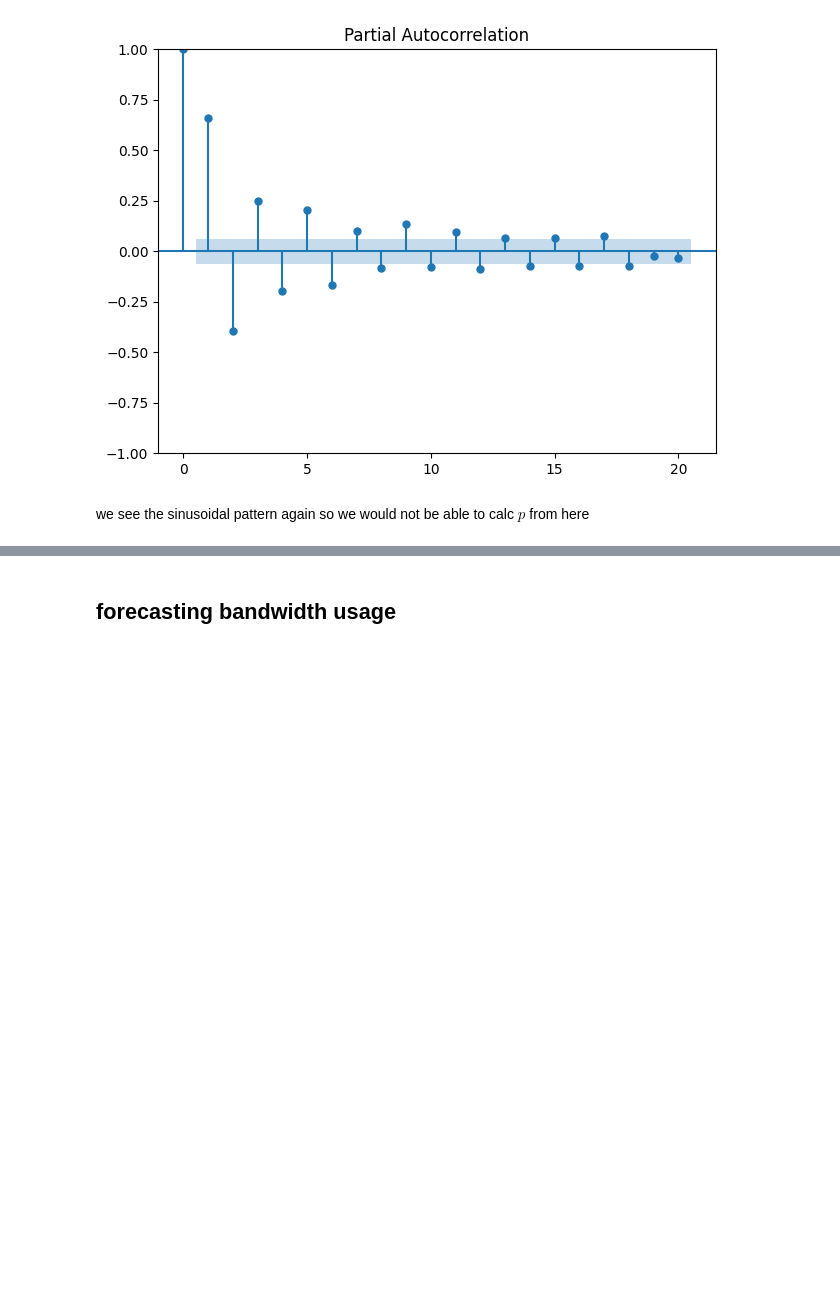
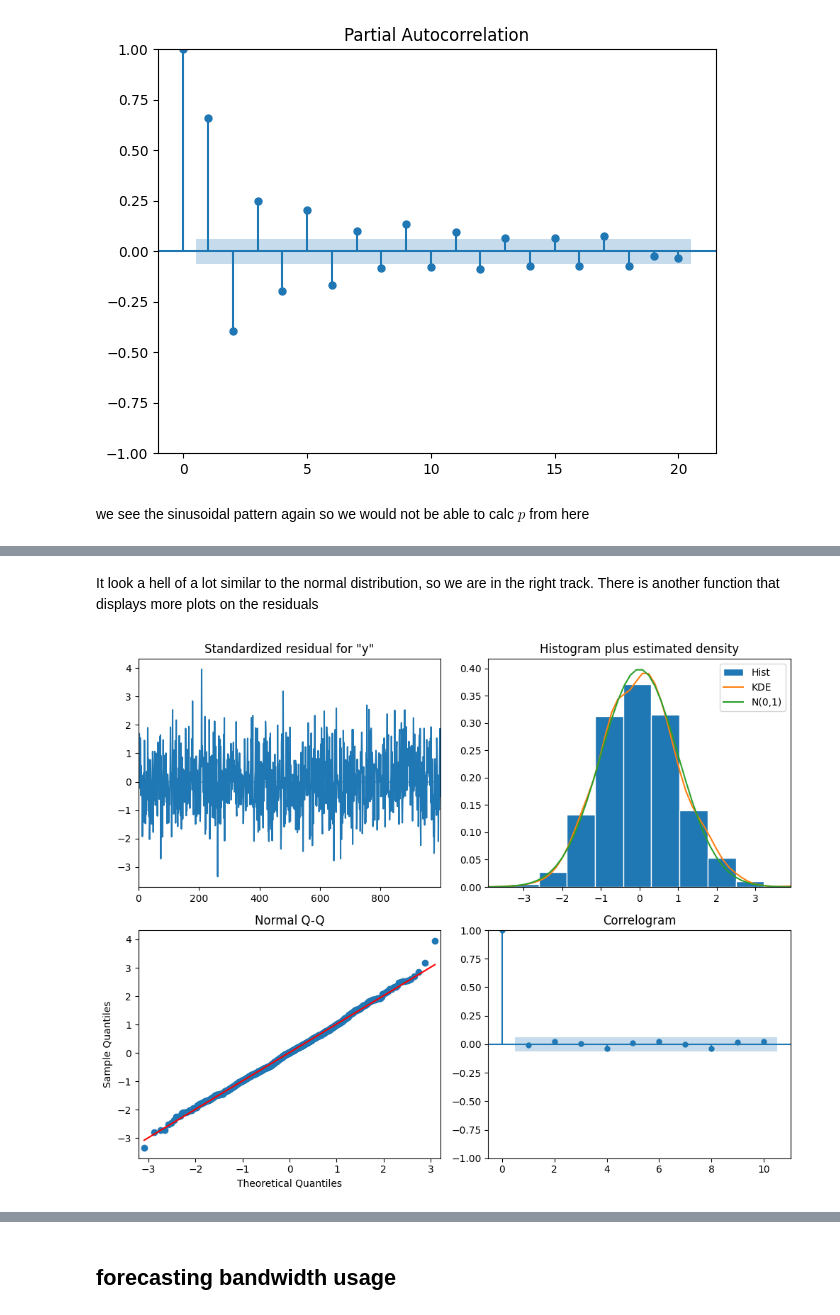
Before and after one commit to bsantanad/time-series, a Jupyter notebook: ch6_arma/autoregressive_moving_average.ipynb, the cells around one changed output, grey strips where cells are left out. Cells and saved outputs as stored; diff of their text form; code cells hidden in the pictures; blank space fills up the shorter version.

```diff
--- a/ch6_arma/autoregressive_moving_average.ipynb
+++ b/ch6_arma/autoregressive_moving_average.ipynb
@@ -52,0 +148,7 @@ we see the sinusoidal pattern again so we would not be able to calc $p$ from her
+# %% [markdown]
+It look a hell of a lot similar to the normal distribution, so we are in the right track. There is another function that displays more plots on the residuals
+# %%
+model.plot_diagnostics(figsize = (10, 8))
+plt.tight_layout()
+# %% [output]
+[figure, added]
```
Also changed, not shown: parts of 14 cells of this notebook, 1 other file.
